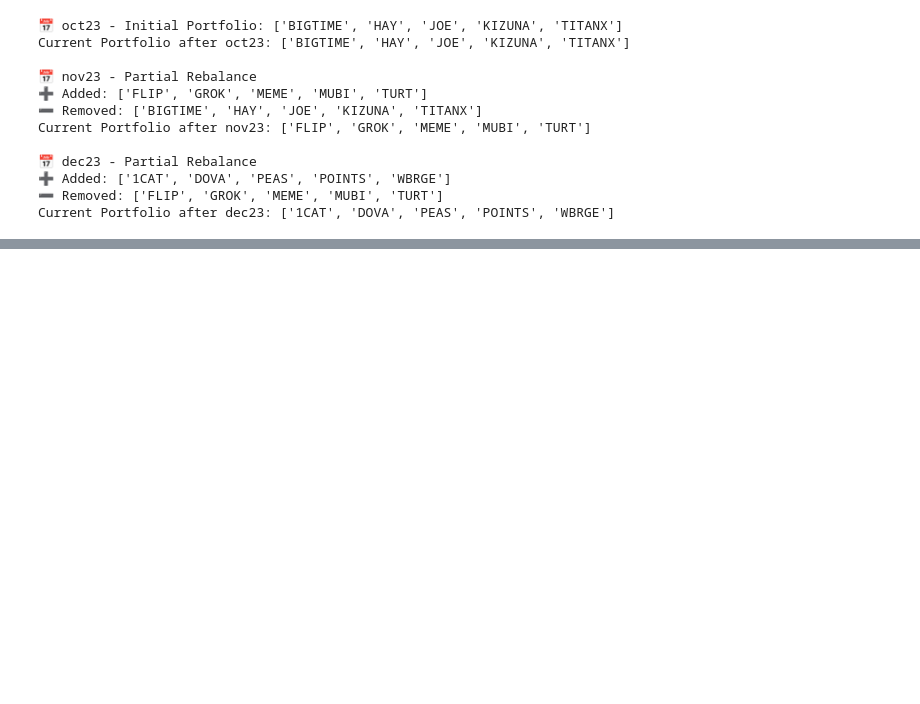
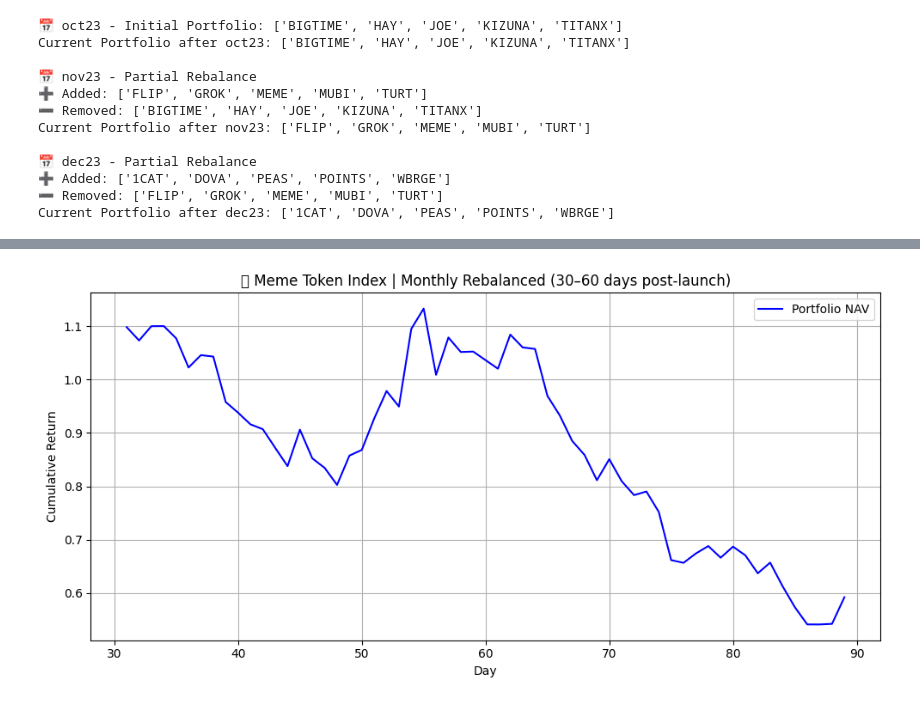
Before and after one commit to harshit4311/memetoken-index-RC5, a Jupyter notebook: portfolios/portfolio_rebalancing.ipynb, the cells around one changed output, grey strips where cells are left out. Drawn from its saved outputs; the diff is of its cells as text; code cells hidden in the pictures; blank space fills up the shorter version.

```diff
--- a/portfolios/portfolio_rebalancing.ipynb
+++ b/portfolios/portfolio_rebalancing.ipynb
@@ -367,0 +383,3 @@ Current Portfolio after dec23: ['1CAT', 'DOVA', 'PEAS', 'POINTS', 'WBRGE']
+# %%
+BASE_PATH = "/Users/harshit/Downloads/Research-Commons-Quant/memetoken-index-RC5/dataframes/"
+MONTHS = ["oct23", "nov23", "dec23"]  # Add more months as you expand
@@ -367,0 +425,95 @@ Current Portfolio after dec23: ['1CAT', 'DOVA', 'PEAS', 'POINTS', 'WBRGE']
+# %%
+import pandas as pd
+import numpy as np
+import glob
+import os
+import matplotlib.pyplot as plt
+
+BASE_PATH = "/Users/harshit/Downloads/Research-Commons-Quant/memetoken-index-RC5/dataframes/"
+ALL_MONTHS = ["oct23", "nov23", "dec23"]
+MONTH_RANGES = [(0, 29), (30, 59), (60, 89)]
+
+# Step 1: Load ALL tokens from ALL folders
+all_token_data = {}
+for month in ALL_MONTHS:
+    files = glob.glob(f"{BASE_PATH}/{month}/*.csv")
+    for file in files:
+        token = os.path.basename(file).replace(".csv", "")
+        if token in all_token_data:
+            continue  # avoid duplicate
+        try:
+            df = pd.read_csv(file)
+            df.columns = df.columns.str.lower()
+            if 'close' not in df.columns or 'volume' not in df.columns:
+                continue
+            df = df.sort_values(by='timestamp').reset_index(drop=True)
+            df['days_since_launch'] = df.index
+            all_token_data[token] = df
+        except Exception as e:
+            print(f"⚠️ Error loading {token}: {e}")
+
+print(f"\n📦 Loaded {len(all_token_data)} unique tokens total.")
+
+# Step 2: Loop over each month window, rebalance
+portfolio_returns = []
+
+for i, (launch_start, launch_end) in enumerate(MONTH_RANGES[:-1]):
+    hold_start, hold_end = MONTH_RANGES[i + 1]
+    print(f"\n📅 Window {i+1}: Launch = days {launch_start}-{launch_end}, Hold = {hold_start}-{hold_end}")
+
+    # 2A: Pick tokens launched in this range
+    candidates = []
+    for token, df in all_token_data.items():
+        if df['days_since_launch'].min() <= launch_start and df['days_since_launch'].max() >= hold_end:
+            df_launch = df[(df['days_since_launch'] >= launch_start) & (df['days_since_launch'] <= launch_end)]
+            if len(df_launch) < 10:
+                continue
+            total_vol = df_launch['volume'].sum()
+            candidates.append((token, total_vol))
+
+    if len(candidates) < 5:
+        print("⚠️ Not enough tokens launched in this window.")
+        continue
+
+    # 2B: Sort by volume and take top 5
+    candidates.sort(key=lambda x: x[1], reverse=True)
+    top_tokens = [t[0] for t in candidates[:5]]
+    print(f"Top 5 tokens launched in this window: {top_tokens}")
+
+    # 2C: Get price data from day 30–59
+    price_data = []
+    for token in top_tokens:
+        df = all_token_data[token]
+        df_hold = df[(df['days_since_launch'] >= hold_start) & (df['days_since_launch'] <= hold_end)]
+        if df_hold.shape[0] < 2:
+            print(f"❌ Skipping {token}, insufficient hold period data.")
+            continue
+        price_series = df_hold[['days_since_launch', 'close']].set_index('days_since_launch').rename(columns={'close': token})
+        price_data.append(price_series)
+
+    if len(price_data) < 2:
+        print("⚠️ Not enough valid price series for portfolio.")
+        continue
+
+    combined_prices = pd.concat(price_data, axis=1).ffill().bfill()
+    daily_returns = combined_prices.pct_change().dropna()
+    equal_weighted = daily_returns.mean(axis=1)
+    portfolio_returns.append(equal_weighted)
+
+# Step 3: Plot cumulative NAV
+if portfolio_returns:
+    nav = pd.concat(portfolio_returns)
+    cumulative_nav = (1 + nav).cumprod()
+
+    plt.figure(figsize=(10, 5))
+    plt.plot(cumulative_nav, label="Portfolio NAV", color="blue")
+    plt.title("📈 Meme Token Index | Monthly Rebalanced (30–60 days post-launch)")
+    plt.xlabel("Day")
+    plt.ylabel("Cumulative Return")
+    plt.grid(True)
+    plt.legend()
+    plt.tight_layout()
+    plt.show()
+else:
+    print("🚫 No valid portfolio returns to plot.")
+# %% [output]
@@ -367,0 +527 @@ Current Portfolio after dec23: ['1CAT', 'DOVA', 'PEAS', 'POINTS', 'WBRGE']
+[figure, added]
```
Also changed, not shown: parts of 14 cells of this notebook, 1 other file.
